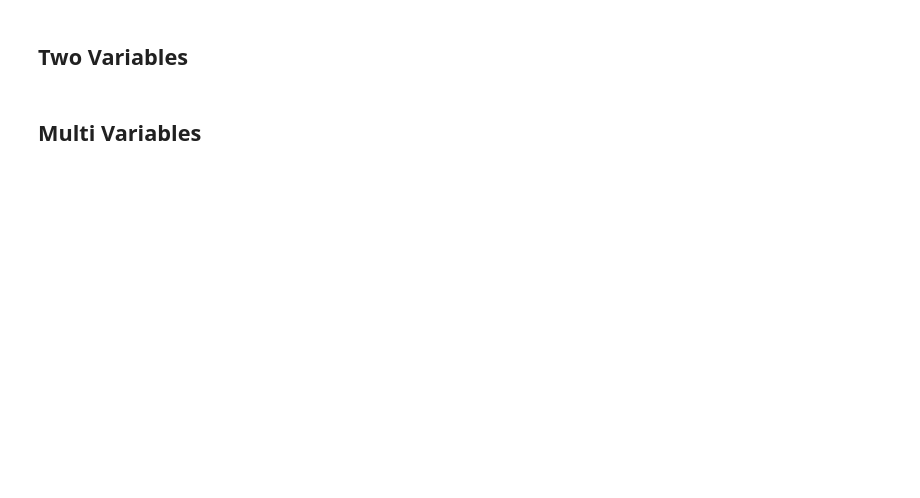
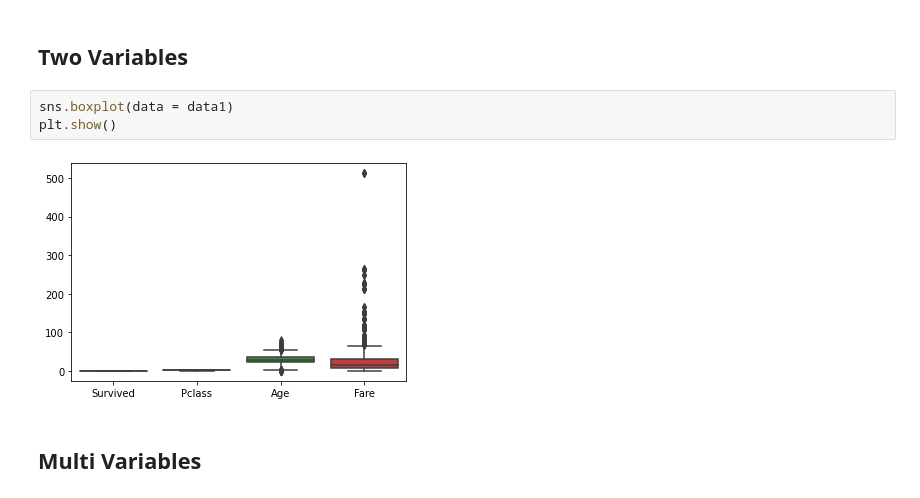
Before and after one commit to arisugiharto/Machine_Learning_Batch17, a Jupyter notebook: Assignment_1/Ari_Sugiharto_A1_batch17.ipynb, the cells around one changed output. Drawn from its saved outputs; the diff is of its cells as text; blank space fills up the shorter version.

```diff
--- a/Assignment_1/Ari_Sugiharto_A1_batch17.ipynb
+++ b/Assignment_1/Ari_Sugiharto_A1_batch17.ipynb
@@ -37,4 +195,9 @@ dtype: bool
 # %% [markdown]
 ## Two Variables
+# %%
+sns.boxplot(data = data1)
+plt.show()
+# %% [output]
+[figure, added]
 # %% [markdown]
 ## Multi Variables
```
Also changed, not shown: parts of 21 cells of this notebook, 2 other files.
